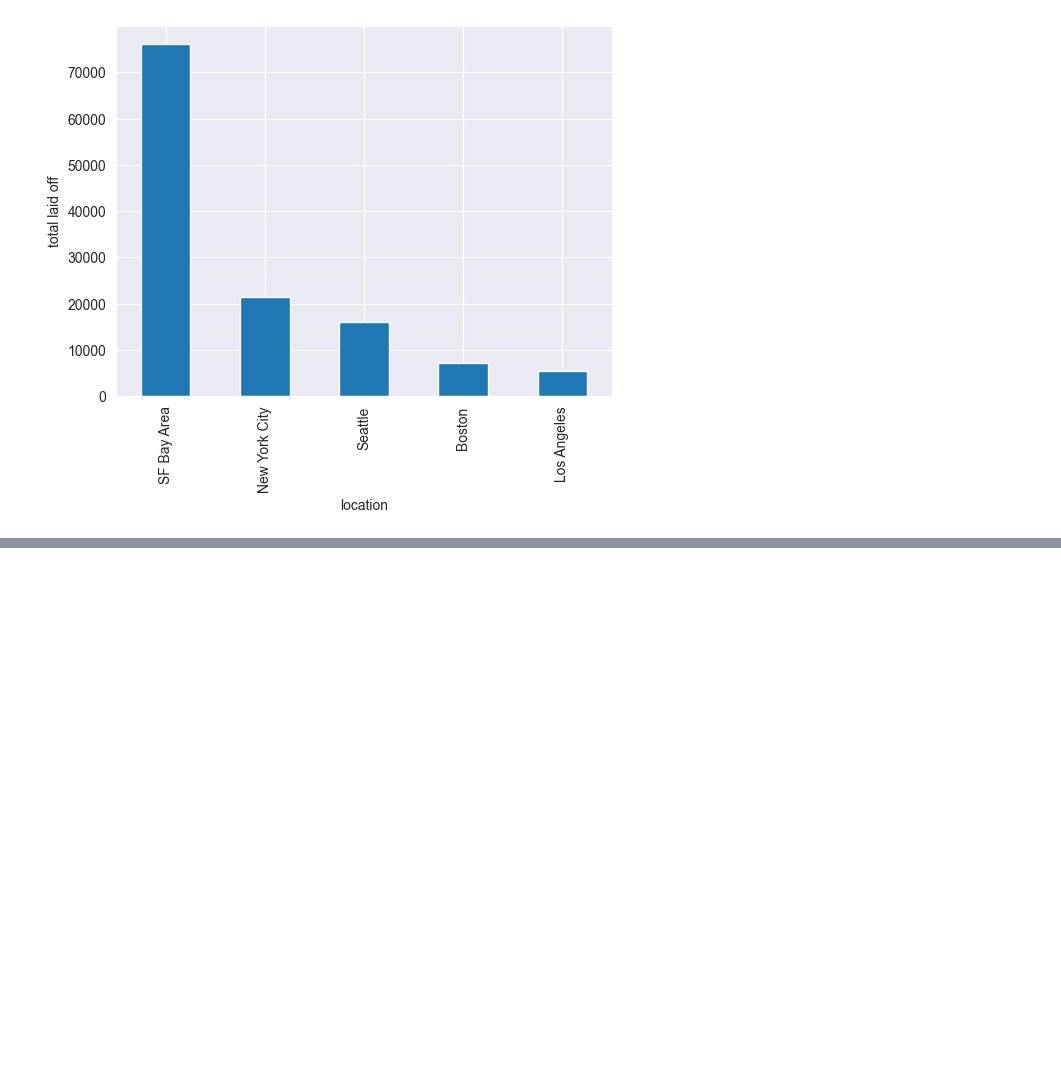
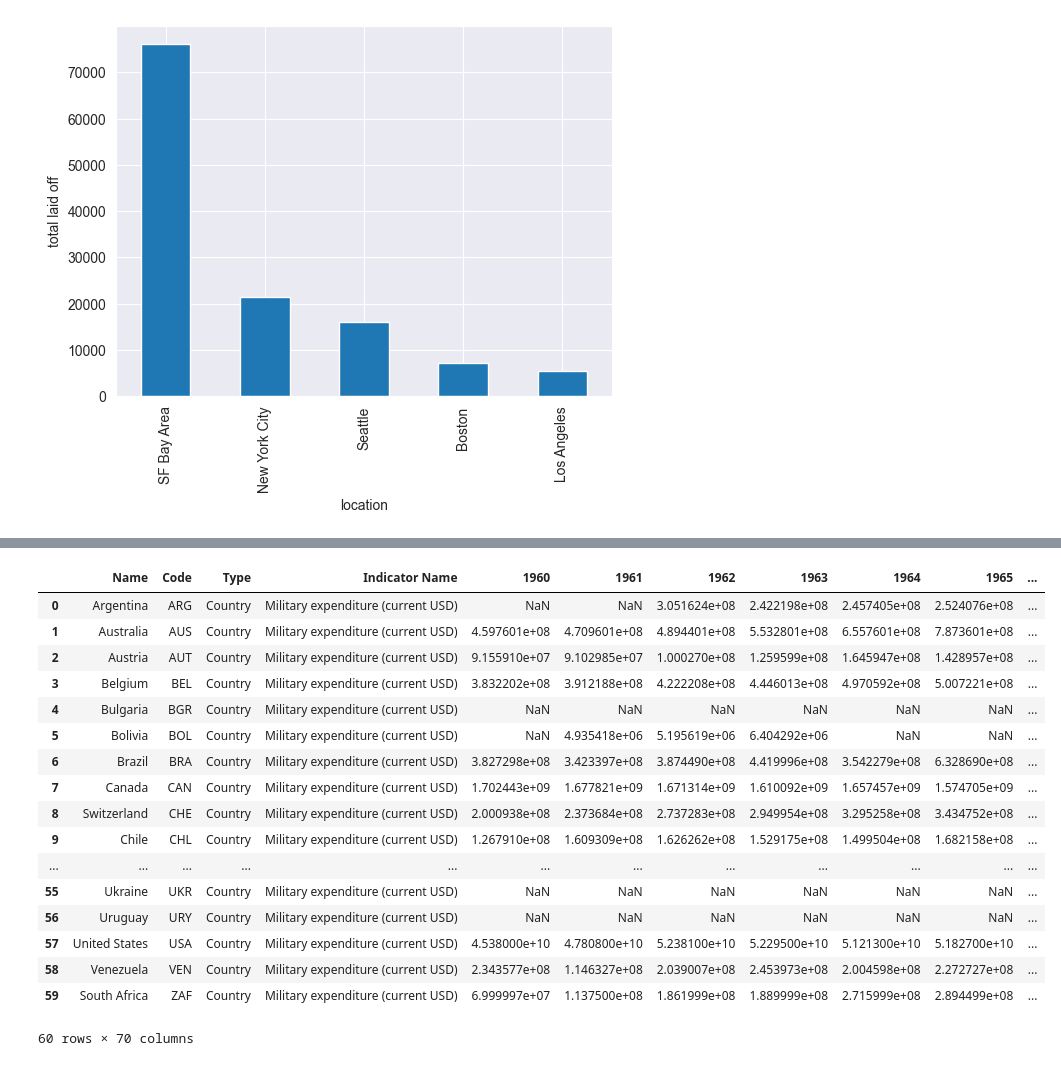
Before and after one commit to dolancode/info450, a Jupyter notebook: BDSFinalProject-master/final.ipynb, the cells around one changed output, grey strips where cells are left out. Saved outputs shown, nothing was run; the diff lists cells and outputs as text; code cells hidden in the pictures; blank space fills up the shorter version.

```diff
--- a/BDSFinalProject-master/final.ipynb
+++ b/BDSFinalProject-master/final.ipynb
@@ -94,0 +163,23 @@ from sklearn.tree import DecisionTreeClassifier
+# %%
+military = pd.read_csv('military.csv')
+netflix = pd.read_csv('netflix.csv')
+pd.merge(military, netflix, left_on="Name", right_on="Country")
+# %% [output]
+|  | Name | Code | Type | Indicator Name | 1960 | 1961 | 1962 | 1963 | 1964 | 1965 | ... |
+| 0 | Argentina | ARG | Country | Military expenditure (current USD) | NaN | NaN | 3.051624e+08 | 2.422198e+08 | 2.457405e+08 | 2.524076e+08 | ... |
+| 1 | Australia | AUS | Country | Military expenditure (current USD) | 4.597601e+08 | 4.709601e+08 | 4.894401e+08 | 5.532801e+08 | 6.557601e+08 | 7.873601e+08 | ... |
+| 2 | Austria | AUT | Country | Military expenditure (current USD) | 9.155910e+07 | 9.102985e+07 | 1.000270e+08 | 1.259599e+08 | 1.645947e+08 | 1.428957e+08 | ... |
+| 3 | Belgium | BEL | Country | Military expenditure (current USD) | 3.832202e+08 | 3.912188e+08 | 4.222208e+08 | 4.446013e+08 | 4.970592e+08 | 5.007221e+08 | ... |
+| 4 | Bulgaria | BGR | Country | Military expenditure (current USD) | NaN | NaN | NaN | NaN | NaN | NaN | ... |
+| 5 | Bolivia | BOL | Country | Military expenditure (current USD) | NaN | 4.935418e+06 | 5.195619e+06 | 6.404292e+06 | NaN | NaN | ... |
+| 6 | Brazil | BRA | Country | Military expenditure (current USD) | 3.827298e+08 | 3.423397e+08 | 3.874490e+08 | 4.419996e+08 | 3.542279e+08 | 6.328690e+08 | ... |
+| 7 | Canada | CAN | Country | Military expenditure (current USD) | 1.702443e+09 | 1.677821e+09 | 1.671314e+09 | 1.610092e+09 | 1.657457e+09 | 1.574705e+09 | ... |
+| 8 | Switzerland | CHE | Country | Military expenditure (current USD) | 2.000938e+08 | 2.373684e+08 | 2.737283e+08 | 2.949954e+08 | 3.295258e+08 | 3.434752e+08 | ... |
+| 9 | Chile | CHL | Country | Military expenditure (current USD) | 1.267910e+08 | 1.609309e+08 | 1.626262e+08 | 1.529175e+08 | 1.499504e+08 | 1.682158e+08 | ... |
+| ... | ... | ... | ... | ... | ... | ... | ... | ... | ... | ... | ... |
+| 55 | Ukraine | UKR | Country | Military expenditure (current USD) | NaN | NaN | NaN | NaN | NaN | NaN | ... |
+| 56 | Uruguay | URY | Country | Military expenditure (current USD) | NaN | NaN | NaN | NaN | NaN | NaN | ... |
+| 57 | United States | USA | Country | Military expenditure (current USD) | 4.538000e+10 | 4.780800e+10 | 5.238100e+10 | 5.229500e+10 | 5.121300e+10 | 5.182700e+10 | ... |
+| 58 | Venezuela | VEN | Country | Military expenditure (current USD) | 2.343577e+08 | 1.146327e+08 | 2.039007e+08 | 2.453973e+08 | 2.004598e+08 | 2.272727e+08 | ... |
+| 59 | South Africa | ZAF | Country | Military expenditure (current USD) | 6.999997e+07 | 1.137500e+08 | 1.861999e+08 | 1.889999e+08 | 2.715999e+08 | 2.894499e+08 | ... |
+60 rows × 70 columns
```
Also changed, not shown: parts of 10 cells of this notebook.
